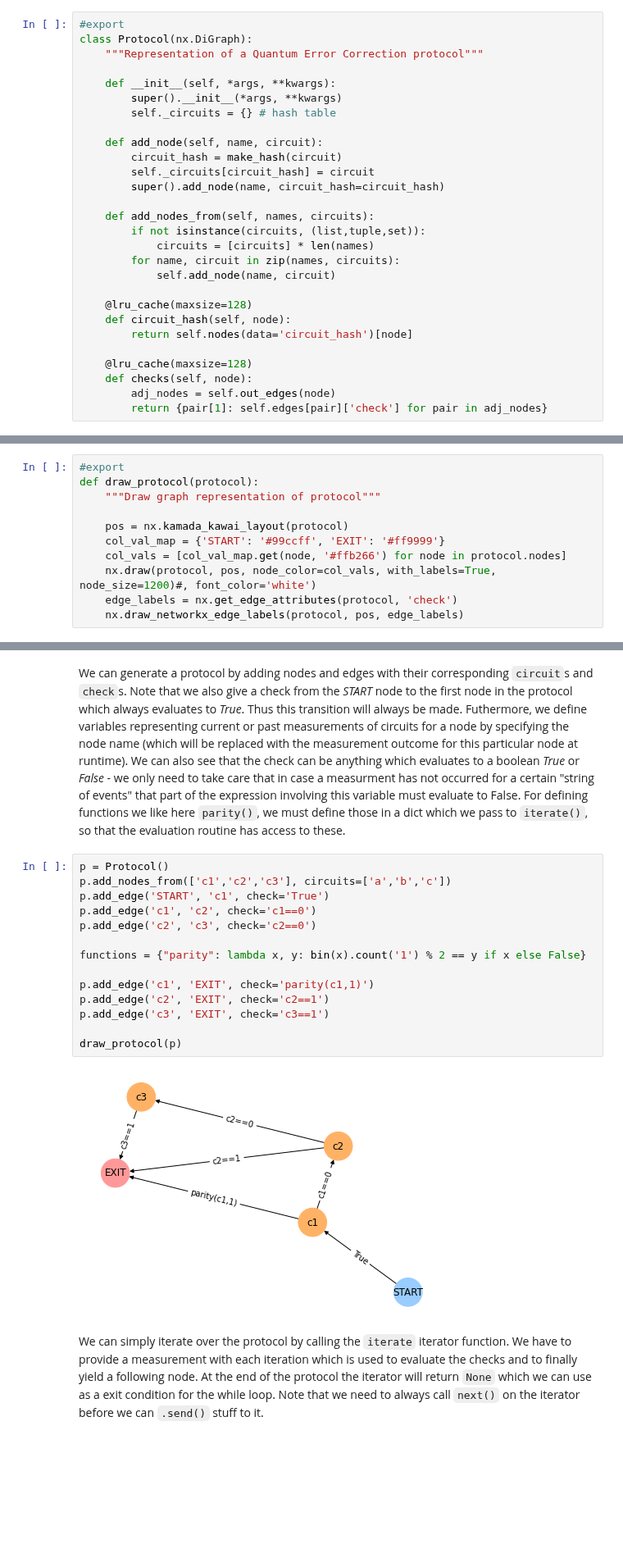
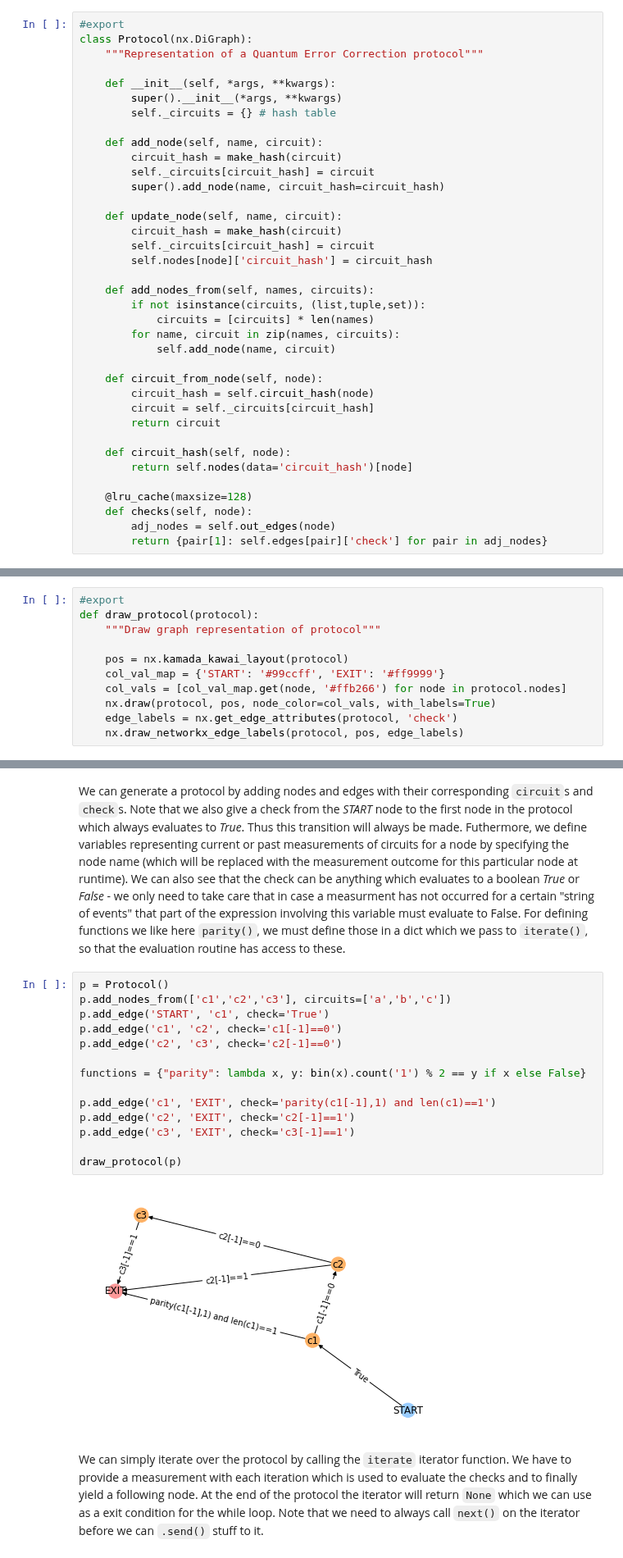
Before and after one commit to dpwinter/qsample, a Jupyter notebook: 02_protocol.ipynb, the cells around one changed output, grey strips where cells are left out. Shown at 82% size. Cells and saved outputs as stored; diff of their text form; blank space fills up the shorter version.

Commit message:
Added logic for EC nodes: checks can return circuits; only works for Sampler, SubsetSampler under construction.

```diff
--- a/02_protocol.ipynb
+++ b/02_protocol.ipynb
@@ -31,13 +30,22 @@ class Protocol(nx.DiGraph):
         self._circuits[circuit_hash] = circuit
         super().add_node(name, circuit_hash=circuit_hash)
 
+    def update_node(self, name, circuit):
+        circuit_hash = make_hash(circuit)
+        self._circuits[circuit_hash] = circuit
+        self.nodes[node]['circuit_hash'] = circuit_hash
+
     def add_nodes_from(self, names, circuits):
         if not isinstance(circuits, (list,tuple,set)):
             circuits = [circuits] * len(names)
         for name, circuit in zip(names, circuits):
             self.add_node(name, circuit)
 
-    @lru_cache(maxsize=128)
+    def circuit_from_node(self, node):
+        circuit_hash = self.circuit_hash(node)
+        circuit = self._circuits[circuit_hash]
+        return circuit
+
     def circuit_hash(self, node):
         return self.nodes(data='circuit_hash')[node]
 
@@ -55,6 +63,6 @@ def draw_protocol(protocol):
     pos = nx.kamada_kawai_layout(protocol)
     col_val_map = {'START': '#99ccff', 'EXIT': '#ff9999'}
     col_vals = [col_val_map.get(node, '#ffb266') for node in protocol.nodes]
-    nx.draw(protocol, pos, node_color=col_vals, with_labels=True, node_size=1200)#, font_color='white')
+    nx.draw(protocol, pos, node_color=col_vals, with_labels=True)
     edge_labels = nx.get_edge_attributes(protocol, 'check')
     nx.draw_networkx_edge_labels(protocol, pos, edge_labels)
@@ -83,19 +118,19 @@ We can generate a protocol by adding nodes and edges with their corresponding `c
 # %%
 p = Protocol()
 p.add_nodes_from(['c1','c2','c3'], circuits=['a','b','c'])
 p.add_edge('START', 'c1', check='True')
-p.add_edge('c1', 'c2', check='c1==0')
-p.add_edge('c2', 'c3', check='c2==0')
+p.add_edge('c1', 'c2', check='c1[-1]==0')
+p.add_edge('c2', 'c3', check='c2[-1]==0')
 
 functions = {"parity": lambda x, y: bin(x).count('1') % 2 == y if x else False}
 
-p.add_edge('c1', 'EXIT', check='parity(c1,1)')
-p.add_edge('c2', 'EXIT', check='c2==1')
-p.add_edge('c3', 'EXIT', check='c3==1')
+p.add_edge('c1', 'EXIT', check='parity(c1[-1],1) and len(c1)==1')
+p.add_edge('c2', 'EXIT', check='c2[-1]==1')
+p.add_edge('c3', 'EXIT', check='c3[-1]==1')
 
 draw_protocol(p)
 # %% [output]
-[figure, old version]
+[figure, new version]
 # %% [markdown]
 We can simply iterate over the protocol by calling the `iterate` iterator function. We have to provide a measurement with each iteration which is used to evaluate the checks and to finally yield a following node. At the end of the protocol the iterator will return `None` which we can use as a exit condition for the while loop. Note that we need to always call `next()` on the iterator before we can `.send()` stuff to it.
 # %%
```
Also changed, not shown: parts of 4 cells of this notebook, 24 other files.
